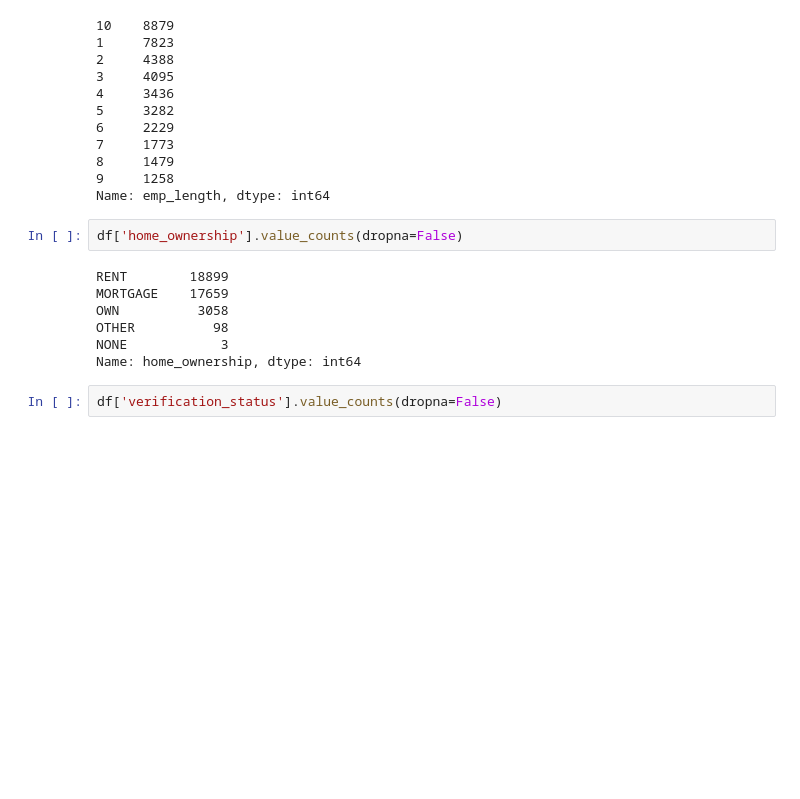
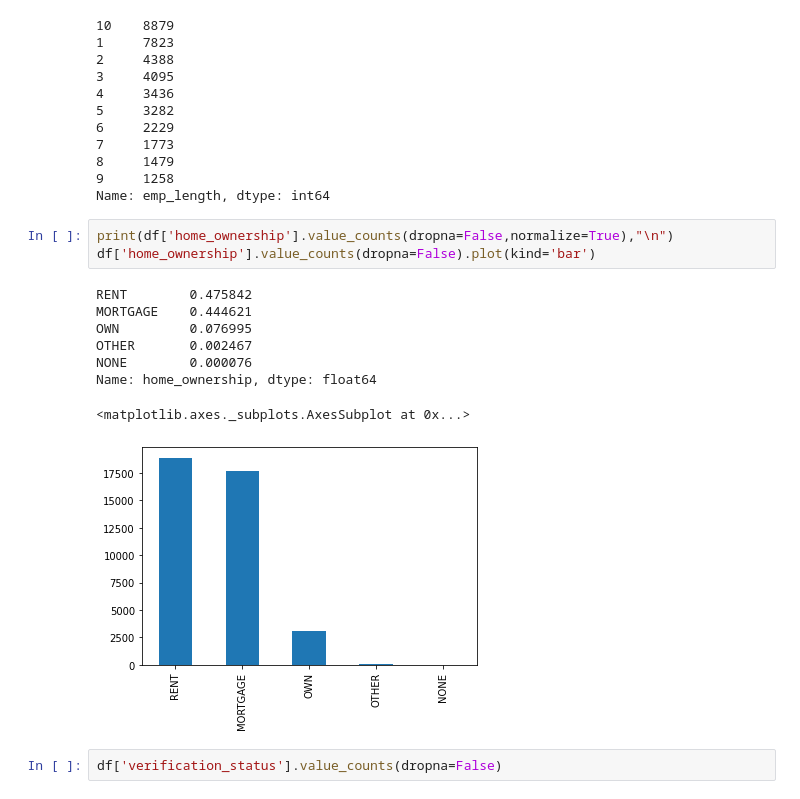
Before and after one commit to G-Slient/fraud_detection, a Jupyter notebook: Lending_Case_Study.ipynb, the cells around one changed output. Drawn from its saved outputs; the diff is of its cells as text; blank space fills up the shorter version.

```diff
--- a/Lending_Case_Study.ipynb
+++ b/Lending_Case_Study.ipynb
@@ -199,15 +199,18 @@ print(df['emp_length'].value_counts())
 8     1479
 9     1258
 Name: emp_length, dtype: int64
-# %%
-df['home_ownership'].value_counts(dropna=False)
-# %% [output]
-RENT        18899
-MORTGAGE    17659
-OWN          3058
-OTHER          98
-NONE            3
-Name: home_ownership, dtype: int64
+# %%
+print(df['home_ownership'].value_counts(dropna=False,normalize=True),"\n")
+df['home_ownership'].value_counts(dropna=False).plot(kind='bar')
+# %% [output]
+RENT        0.475842
+MORTGAGE    0.444621
+OWN         0.076995
+OTHER       0.002467
+NONE        0.000076
+Name: home_ownership, dtype: float64
+<matplotlib.axes._subplots.AxesSubplot at 0x...>
+[figure, added]
 # %%
 df['verification_status'].value_counts(dropna=False)
 # %% [output]
```
Also changed, not shown: parts of 4 cells of this notebook.
